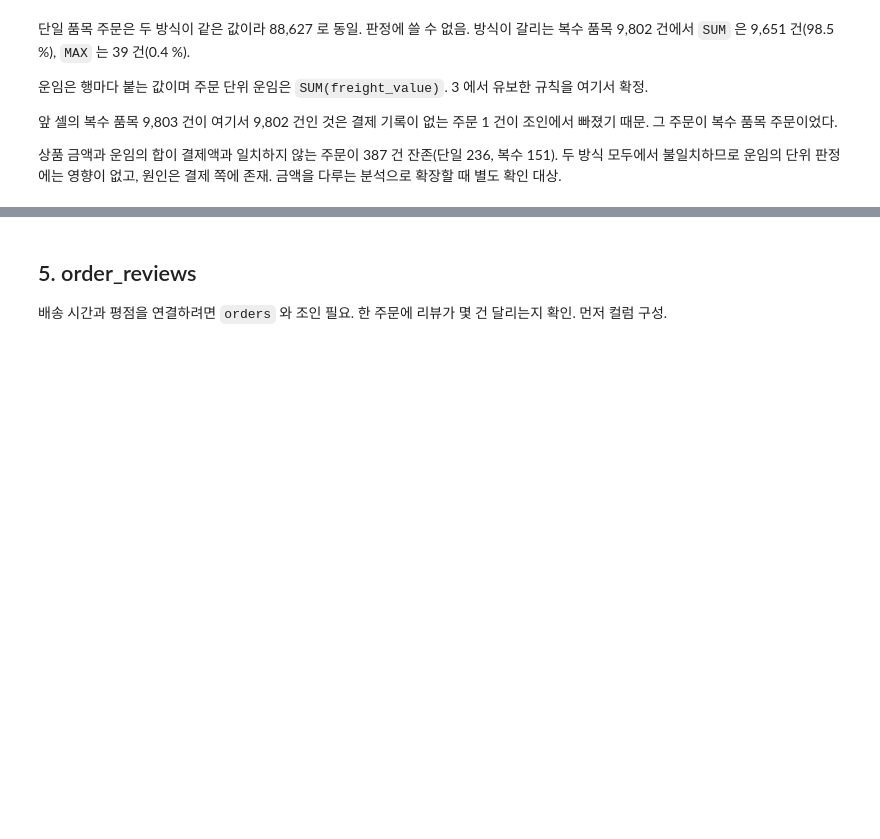
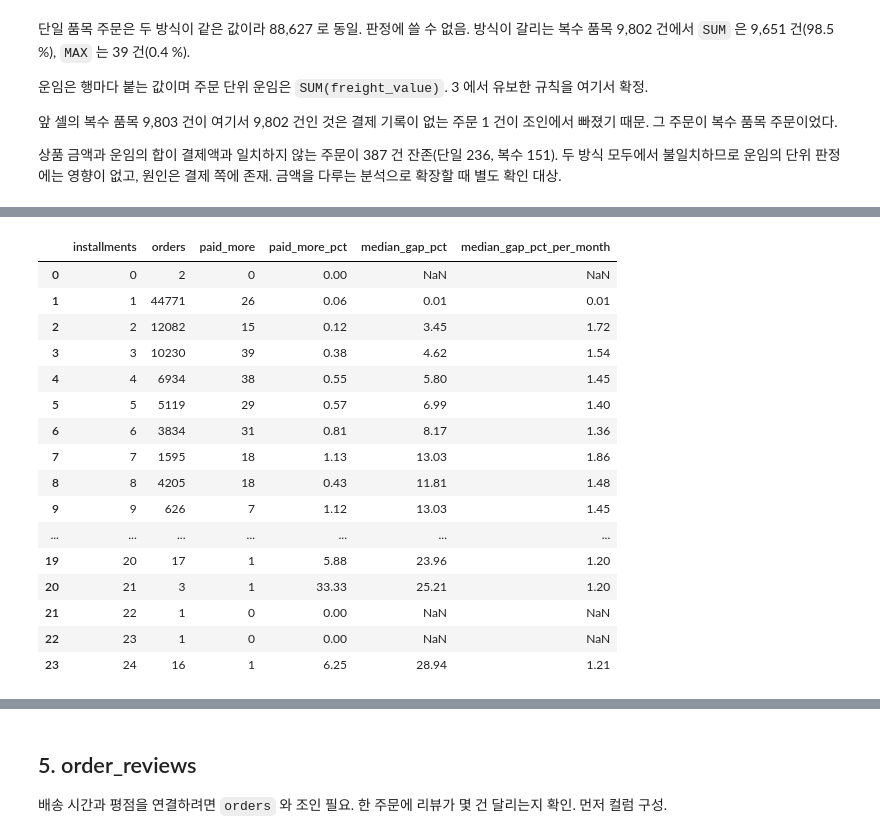
Before and after one commit to wlstjd1011/Olist-data-analyze, a Jupyter notebook: notebooks/03_data_quality.ipynb, the cells around one changed output, grey strips where cells are left out. Cells and saved outputs as stored; diff of their text form; code cells hidden in the pictures; blank space fills up the shorter version.

Commit message:
03에 결제액 불일치의 원인 확인과 주문 금액 정의를 추가
- 상품 금액 + 운임과 결제액이 어긋나는 387건을 방향·결제 방식별로 분해
- 결제액이 더 큰 불일치가 할부 주문에 몰리고 차이가 할부 개월 수에 비례함을 확인
- 주문 금액을 SUM(price) + SUM(freight_value) 로 정의
- README 03 항목 갱신

```diff
--- a/notebooks/03_data_quality.ipynb
+++ b/notebooks/03_data_quality.ipynb
@@ -515,0 +634,55 @@ ORDER BY order_type
+# %%
+con.execute("""
+WITH item AS (
+    SELECT order_id,
+           SUM(price) + SUM(freight_value) AS item_total
+    FROM order_items
+    GROUP BY order_id
+),
+pay AS (
+    SELECT order_id,
+           SUM(payment_value)                AS paid,
+           MAX(payment_installments)         AS max_installments,
+           BOOL_OR(payment_type = 'voucher') AS has_voucher
+    FROM order_payments
+    GROUP BY order_id
+),
+cmp AS (
+    SELECT i.item_total,
+           p.paid - i.item_total AS gap,
+           p.max_installments
+    FROM item AS i
+    JOIN pay  AS p ON i.order_id = p.order_id
+    WHERE NOT p.has_voucher
+)
+SELECT max_installments                                                  AS installments,
+       COUNT(*)                                                          AS orders,
+       COUNT(*) FILTER (gap >= 0.01)                                     AS paid_more,
+       ROUND(100.0 * COUNT(*) FILTER (gap >= 0.01) / COUNT(*), 2)        AS paid_more_pct,
+       ROUND(MEDIAN(100.0 * gap / NULLIF(item_total, 0))
+             FILTER (gap >= 0.01), 2)                                    AS median_gap_pct,
+       ROUND(MEDIAN(100.0 * gap / NULLIF(item_total, 0)
+                    / NULLIF(max_installments, 0))
+             FILTER (gap >= 0.01), 2)                                    AS median_gap_pct_per_month
+FROM cmp
+GROUP BY max_installments
+ORDER BY max_installments
+""").df()
+# %% [output]
+|  | installments | orders | paid_more | paid_more_pct | median_gap_pct | median_gap_pct_per_month |
+| 0 | 0 | 2 | 0 | 0.00 | NaN | NaN |
+| 1 | 1 | 44771 | 26 | 0.06 | 0.01 | 0.01 |
+| 2 | 2 | 12082 | 15 | 0.12 | 3.45 | 1.72 |
+| 3 | 3 | 10230 | 39 | 0.38 | 4.62 | 1.54 |
+| 4 | 4 | 6934 | 38 | 0.55 | 5.80 | 1.45 |
+| 5 | 5 | 5119 | 29 | 0.57 | 6.99 | 1.40 |
+| 6 | 6 | 3834 | 31 | 0.81 | 8.17 | 1.36 |
+| 7 | 7 | 1595 | 18 | 1.13 | 13.03 | 1.86 |
+| 8 | 8 | 4205 | 18 | 0.43 | 11.81 | 1.48 |
+| 9 | 9 | 626 | 7 | 1.12 | 13.03 | 1.45 |
+| ... | ... | ... | ... | ... | ... | ... |
+| 19 | 20 | 17 | 1 | 5.88 | 23.96 | 1.20 |
+| 20 | 21 | 3 | 1 | 33.33 | 25.21 | 1.20 |
+| 21 | 22 | 1 | 0 | 0.00 | NaN | NaN |
+| 22 | 23 | 1 | 0 | 0.00 | NaN | NaN |
+| 23 | 24 | 16 | 1 | 6.25 | 28.94 | 1.21 |
```
Also changed, not shown: parts of 7 cells of this notebook, 1 other file.
